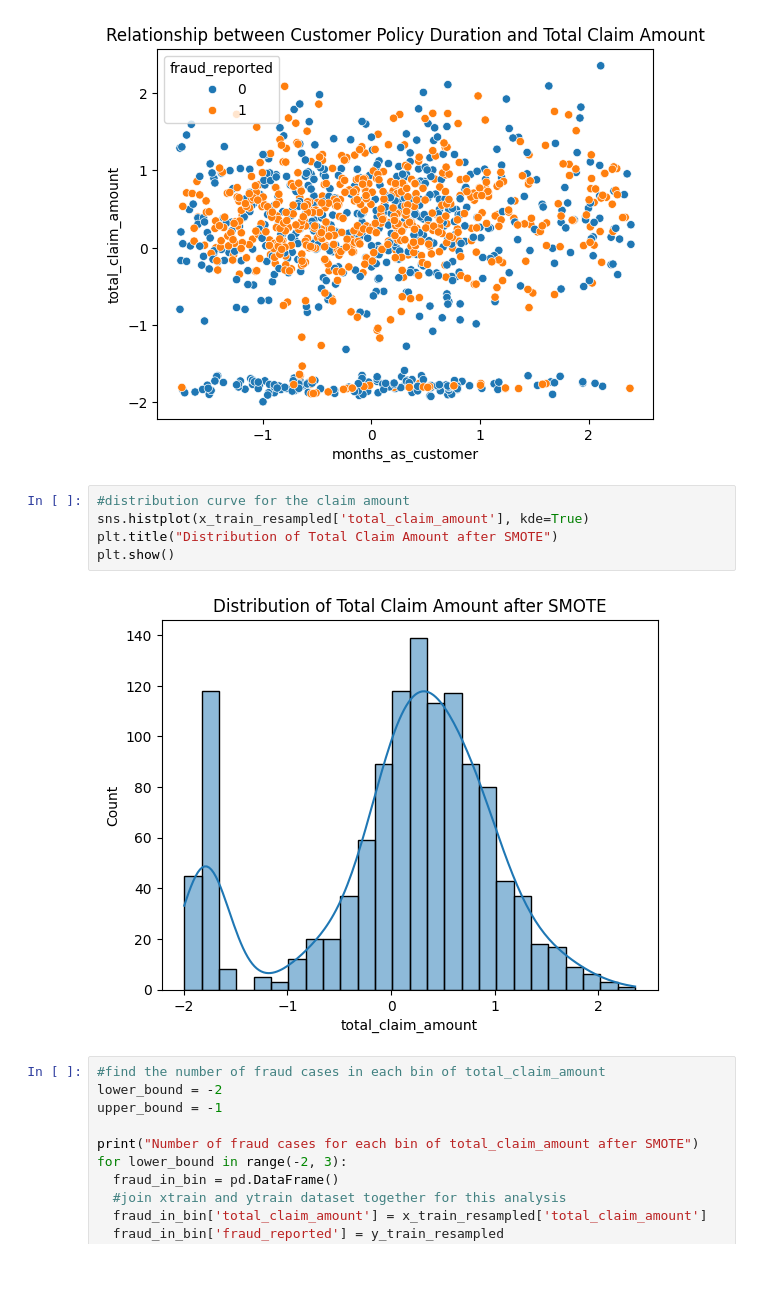
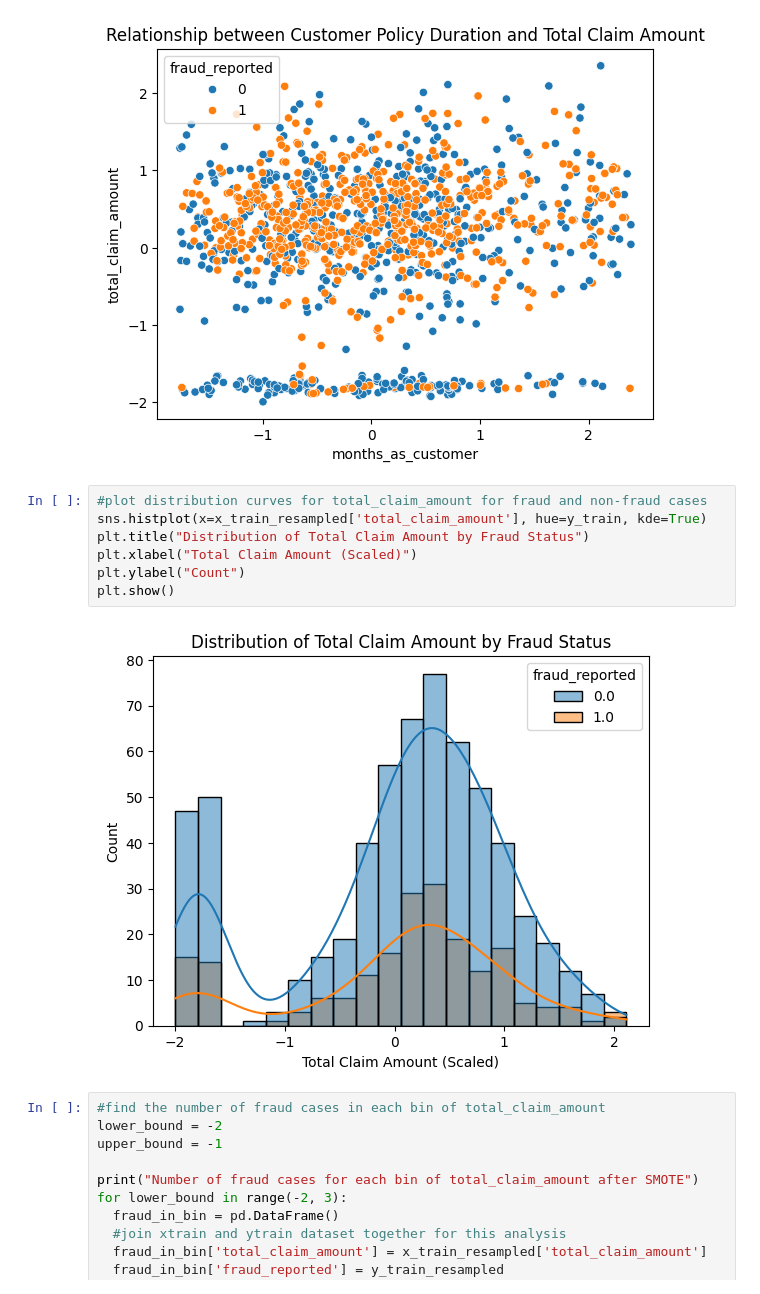
Before and after one commit to dths8/DSA4263_Vehicle-Insurance-Fraud-Detection, a Jupyter notebook: data/data_preprocessing.ipynb, the cells around one changed output. Drawn from its saved outputs; the diff is of its cells as text.

```diff
--- a/data/data_preprocessing.ipynb
+++ b/data/data_preprocessing.ipynb
@@ -538,12 +541,14 @@ plt.show()
 # %% [output]
 [figure]
 # %%
-#distribution curve for the claim amount
-sns.histplot(x_train_resampled['total_claim_amount'], kde=True)
-plt.title("Distribution of Total Claim Amount after SMOTE")
+#plot distribution curves for total_claim_amount for fraud and non-fraud cases
+sns.histplot(x=x_train_resampled['total_claim_amount'], hue=y_train, kde=True)
+plt.title("Distribution of Total Claim Amount by Fraud Status")
+plt.xlabel("Total Claim Amount (Scaled)")
+plt.ylabel("Count")
 plt.show()
 # %% [output]
-[figure, old version]
+[figure, new version]
 # %%
 #find the number of fraud cases in each bin of total_claim_amount
 lower_bound = -2
```
Also changed, not shown: parts of 6 cells of this notebook, 1 other file.
